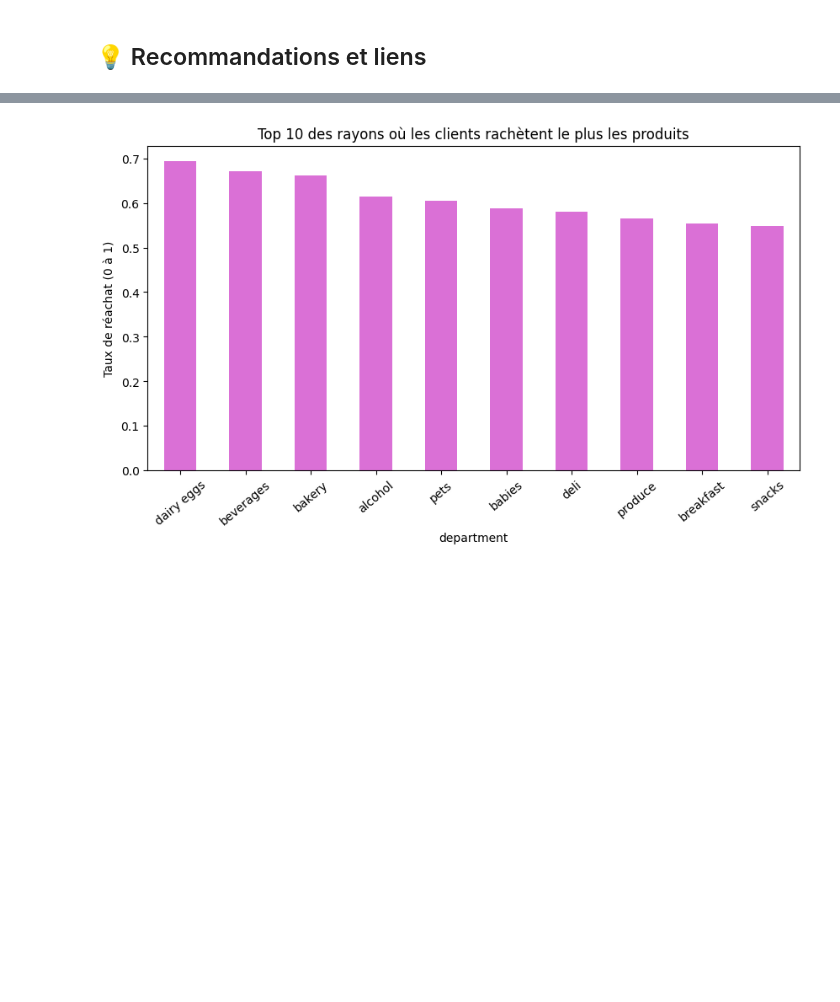
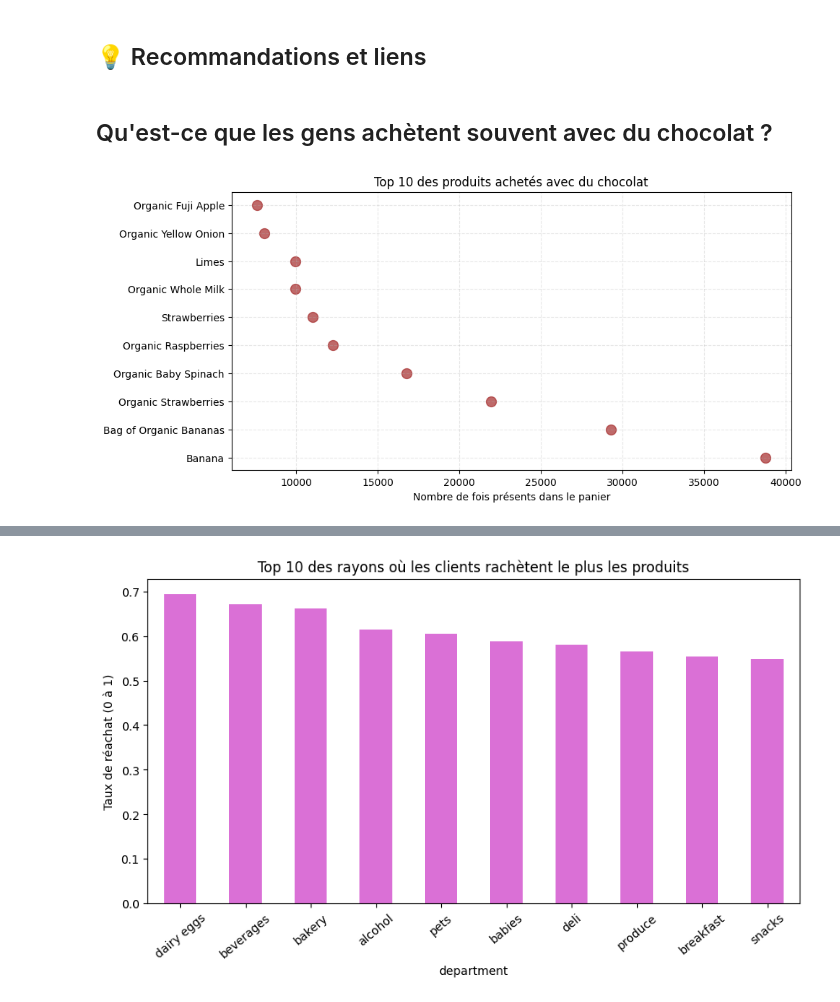
Before and after one commit to Lois5959/NEXTBUY, a Jupyter notebook: notebook_graph.ipynb, the cells around one changed output, grey strips where cells are left out. Cells and saved outputs as stored; diff of their text form; code cells hidden in the pictures; blank space fills up the shorter version.

Commit message:
[+] ajout de graphiques

```diff
--- a/notebook_graph.ipynb
+++ b/notebook_graph.ipynb
@@ -218,3 +218,24 @@ plt.show()
 [figure]
 # %% [markdown]
 ## 💡 Recommandations et liens
+# %% [markdown]
+## Qu'est-ce que les gens achètent souvent avec du chocolat ?
+# %%
+import matplotlib.pyplot as plt
+
+# Trouver les commandes qui contiennent du chocolat
+orders_with_choco = df[df['product_name'].str.contains('Chocolate', case=False, na=False)]['order_id']
+
+# Voir ce qu'il y a d'autre dans ces commandes (en excluant le chocolat lui-même)
+top_associations = df[df['order_id'].isin(orders_with_choco) &
+                      ~df['product_name'].str.contains('Chocolate', case=False, na=False)]['product_name'].value_counts().head(10)
+
+plt.figure(figsize=(10, 5))
+plt.scatter(top_associations.values, top_associations.index, s=100, color='brown', alpha=0.7)
+
+plt.title('Top 10 des produits achetés avec du chocolat')
+plt.xlabel('Nombre de fois présents dans le panier')
+plt.grid(True, linestyle='--', alpha=0.3)
+plt.show()
+# %% [output]
+[figure, added]
```
Also changed, not shown: parts of 3 cells of this notebook.
